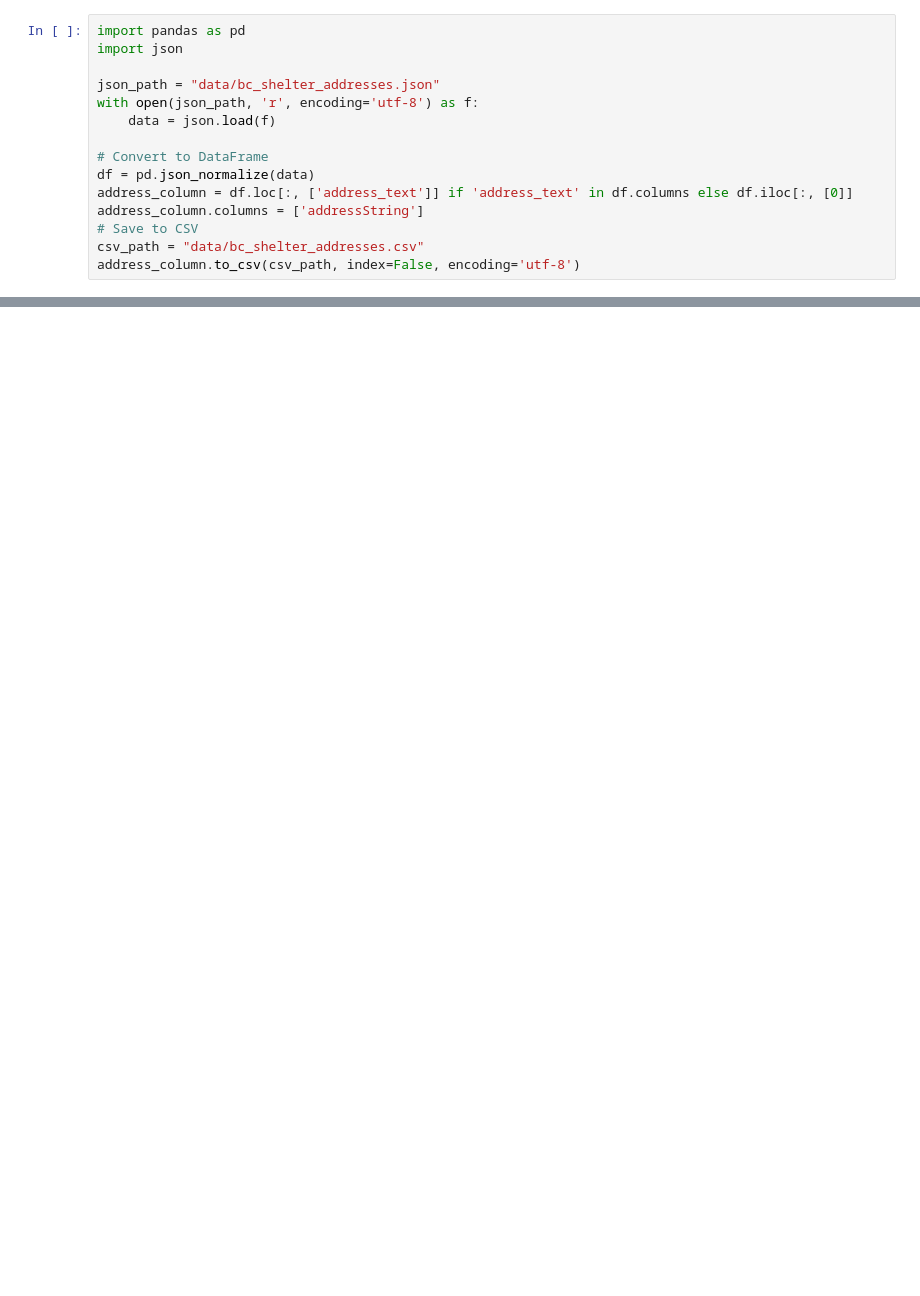
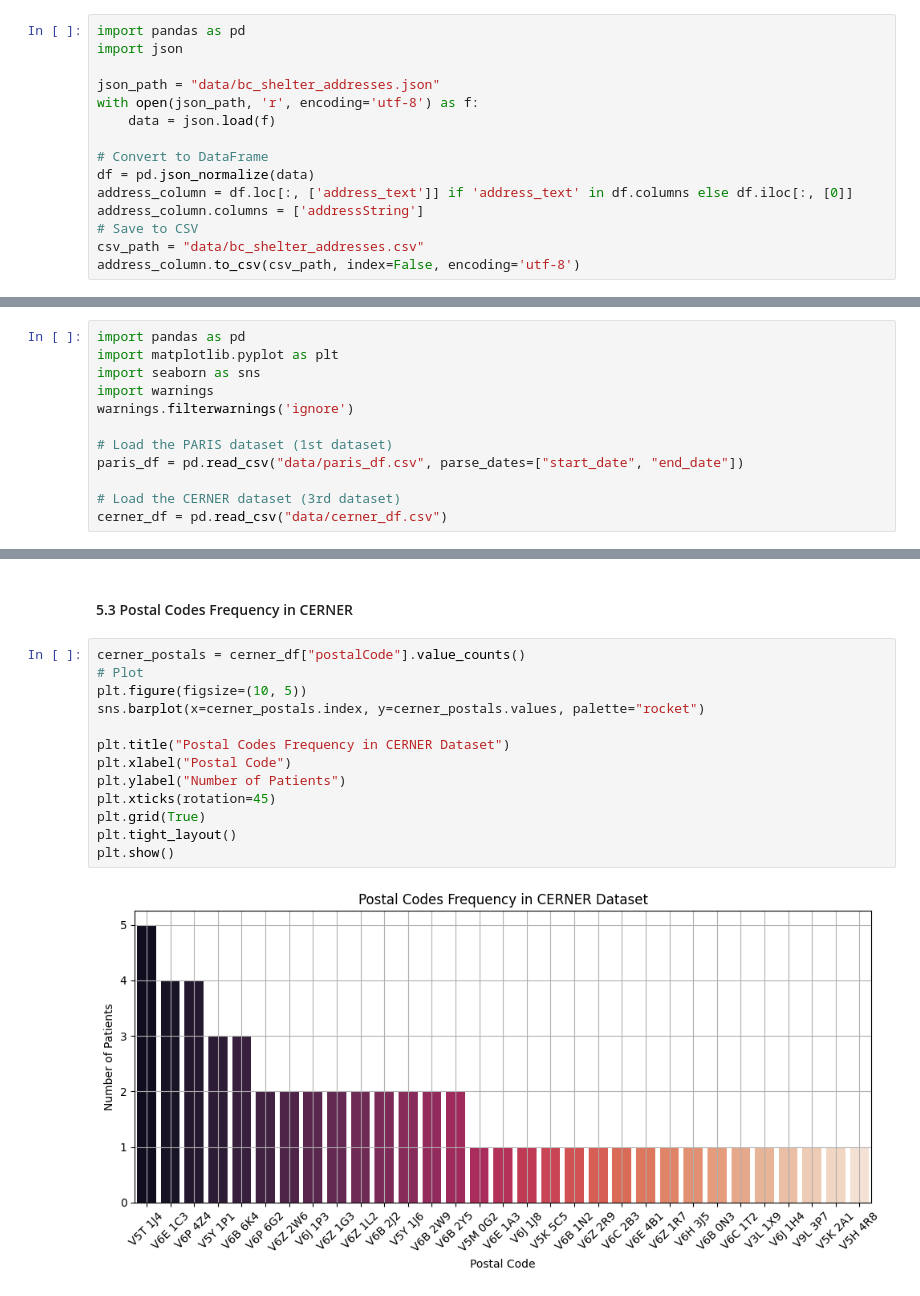
Before and after one commit to jeremychiu08/PEH-cohort, a Jupyter notebook: BC_Addresses_Analysis.ipynb, the cells around one changed output, grey strips where cells are left out. Drawn from its saved outputs; the diff is of its cells as text; blank space fills up the shorter version.

```diff
--- a/BC_Addresses_Analysis.ipynb
+++ b/BC_Addresses_Analysis.ipynb
@@ -355,0 +389,12 @@ File saved as: isnonmarket_addresses.csv
+# %%
+import pandas as pd
+import matplotlib.pyplot as plt
+import seaborn as sns
+import warnings
+warnings.filterwarnings('ignore')
+
+# Load the PARIS dataset (1st dataset)
+paris_df = pd.read_csv("data/paris_df.csv", parse_dates=["start_date", "end_date"])
+
+# Load the CERNER dataset (3rd dataset)
+cerner_df = pd.read_csv("data/cerner_df.csv")
@@ -355,0 +437,17 @@ File saved as: isnonmarket_addresses.csv
+# %% [markdown]
+#### 5.3 Postal Codes Frequency in CERNER <a href='5.3'></a>
+# %%
+cerner_postals = cerner_df["postalCode"].value_counts()
+# Plot
+plt.figure(figsize=(10, 5))
+sns.barplot(x=cerner_postals.index, y=cerner_postals.values, palette="rocket")
+
+plt.title("Postal Codes Frequency in CERNER Dataset")
+plt.xlabel("Postal Code")
+plt.ylabel("Number of Patients")
+plt.xticks(rotation=45)
+plt.grid(True)
+plt.tight_layout()
+plt.show()
+# %% [output]
+[figure, added]
```
Also changed, not shown: parts of 31 cells of this notebook, 6 other files.
